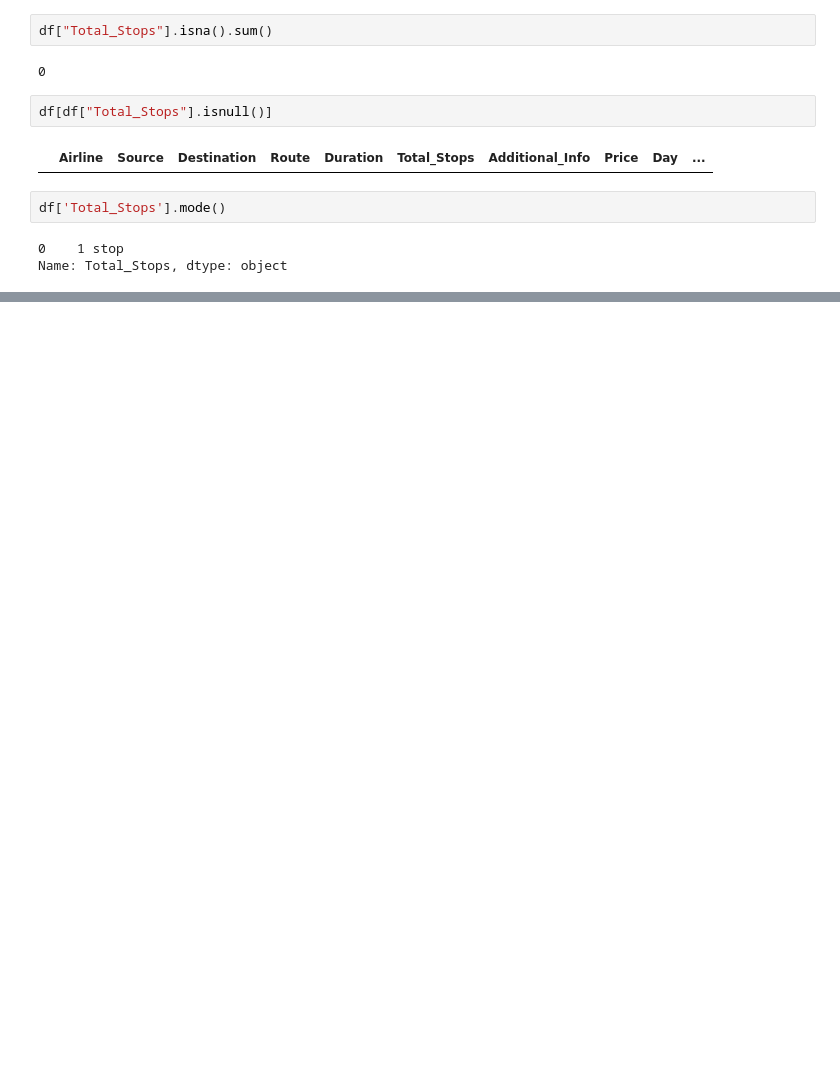
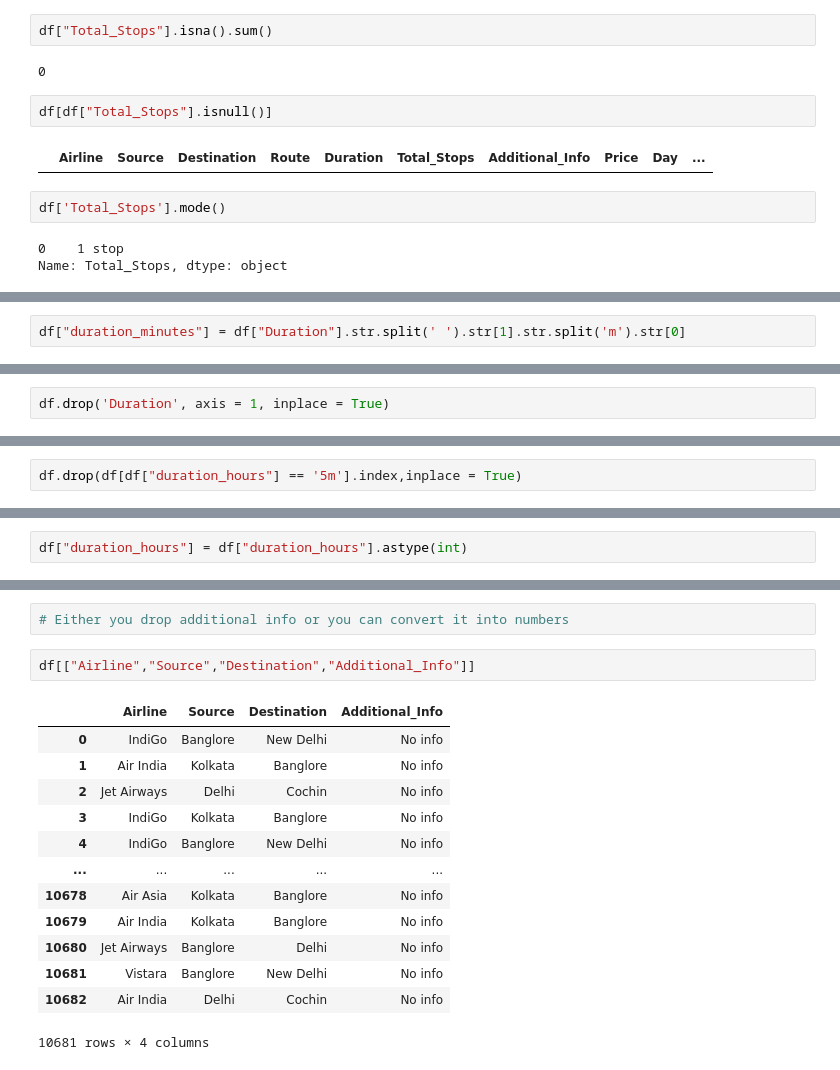
Before and after one commit to anshgupta1903/EDA, a Jupyter notebook: EDA_FlightPriceData.ipynb, the cells around one changed output, grey strips where cells are left out. Cells and saved outputs as stored; diff of their text form; blank space fills up the shorter version.

```diff
--- a/EDA_FlightPriceData.ipynb
+++ b/EDA_FlightPriceData.ipynb
@@ -491,0 +615,2 @@ Name: Total_Stops, dtype: object
+# %%
+df["duration_minutes"] = df["Duration"].str.split(' ').str[1].str.split('m').str[0]
@@ -491,0 +637,2 @@ Name: Total_Stops, dtype: object
+# %%
+df.drop('Duration', axis = 1, inplace = True)
@@ -491,0 +658,2 @@ Name: Total_Stops, dtype: object
+# %%
+df.drop(df[df["duration_hours"] == '5m'].index,inplace = True)
@@ -491,0 +680,2 @@ Name: Total_Stops, dtype: object
+# %%
+df["duration_hours"] = df["duration_hours"].astype(int)
@@ -491,0 +709,18 @@ Name: Total_Stops, dtype: object
+# %%
+# Either you drop additional info or you can convert it into numbers
+# %%
+df[["Airline","Source","Destination","Additional_Info"]]
+# %% [output]
+|  | Airline | Source | Destination | Additional_Info |
+| 0 | IndiGo | Banglore | New Delhi | No info |
+| 1 | Air India | Kolkata | Banglore | No info |
+| 2 | Jet Airways | Delhi | Cochin | No info |
+| 3 | IndiGo | Kolkata | Banglore | No info |
+| 4 | IndiGo | Banglore | New Delhi | No info |
+| ... | ... | ... | ... | ... |
+| 10678 | Air Asia | Kolkata | Banglore | No info |
+| 10679 | Air India | Kolkata | Banglore | No info |
+| 10680 | Jet Airways | Banglore | Delhi | No info |
+| 10681 | Vistara | Banglore | New Delhi | No info |
+| 10682 | Air India | Delhi | Cochin | No info |
+10681 rows × 4 columns
```
Also changed, not shown: parts of 34 cells of this notebook.
